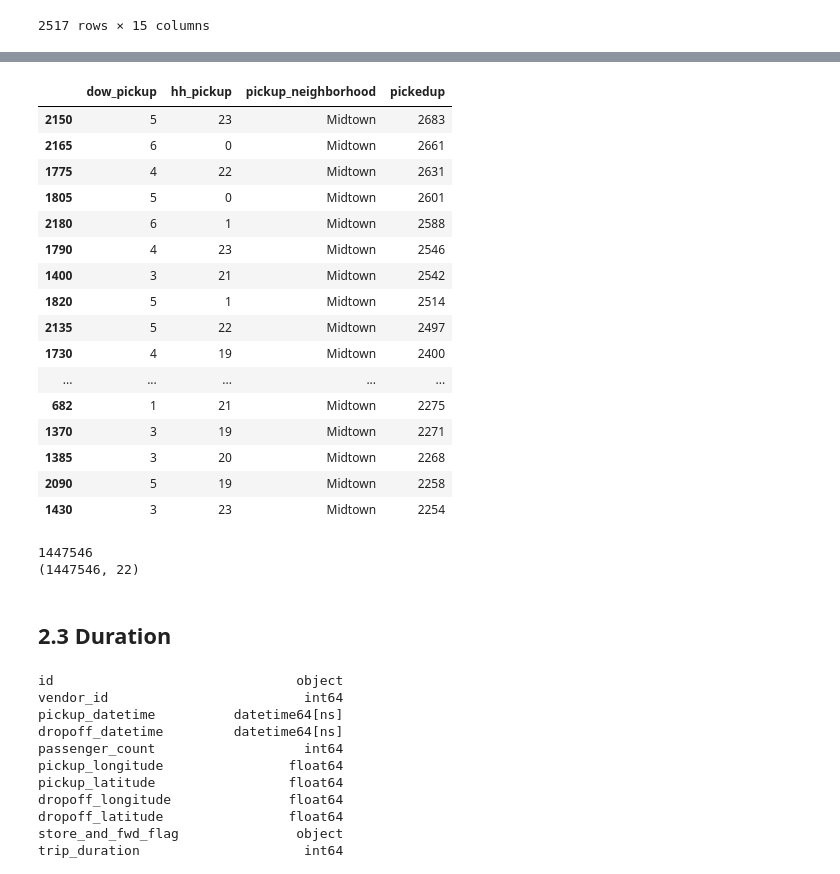
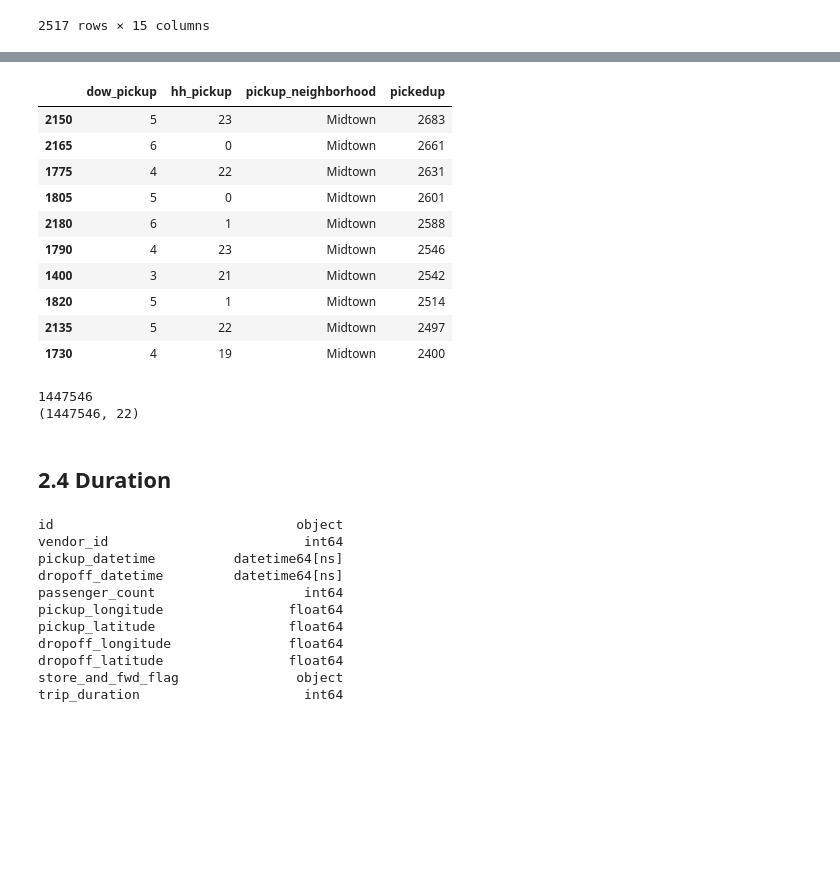
Before and after one commit to smbayo/NYC-Taxi, a Jupyter notebook: 460_Final_Project_Analysis.ipynb, the cells around one changed output, grey strips where cells are left out. Drawn from its saved outputs; the diff is of its cells as text; code cells hidden in the pictures; blank space fills up the shorter version.

```diff
--- a/460_Final_Project_Analysis.ipynb
+++ b/460_Final_Project_Analysis.ipynb
@@ -658,12 +578,12 @@ df_taxi.groupby(['dow_pickup','hh_pickup','pickup_neighborhood'], as_index=False
 df_taxi['pickedup']=1
 # df_taxi.head()
 
-df_taxi_cleaned = df_taxi.drop(['id', 'vendor_id', 'pickup_datetime', 'dropoff_datetime','pickup_longitude', 'pickup_latitude', 'dropoff_longitude', 'dropoff_latitude', 'mm_dropoff','dow_dropoff', 'hh_dropoff','distance_miles', 'dropoff_neighborhood','store_and_fwd_flag'],1)
-df_taxi_cleaned.head()
+df_taxi_cleaned = df_taxi.drop(['id', 'vendor_id', 'pickup_datetime', 'dropoff_datetime','pickup_longitude', 'pickup_latitude', 'dropoff_longitude', 'dropoff_latitude', 'mm_dropoff','dow_dropoff', 'hh_dropoff','distance_miles', 'dropoff_neighborhood','store_and_fwd_flag','passenger_count','trip_duration_minutes','mm_pickup'],1)
+# df_taxi_cleaned.head()
 
 df_taxi_demand = df_taxi_cleaned.groupby(['dow_pickup','hh_pickup','pickup_neighborhood'], as_index=False)['pickedup'].sum()
 # df_taxi_demand.sort_values('pickedup', ascending=False,inplace=True)
-df_taxi_demand.head(20)
+df_taxi_demand.head(10)
 # %% [output]
 |  | dow_pickup | hh_pickup | pickup_neighborhood | pickedup |
 | 0 | 0 | 0 | Brooklyn-Park slope | 184 |
@@ -685,23 +599,17 @@ df_taxi_demand.head(20)
 # %%
-df_taxi_demand.nlargest(20,'pickedup')
+df_taxi_demand.nlargest(10,'pickedup')
 # %% [output]
 |  | dow_pickup | hh_pickup | pickup_neighborhood | pickedup |
 | 2150 | 5 | 23 | Midtown | 2683 |
 | 2165 | 6 | 0 | Midtown | 2661 |
 | 1775 | 4 | 22 | Midtown | 2631 |
 | 1805 | 5 | 0 | Midtown | 2601 |
 | 2180 | 6 | 1 | Midtown | 2588 |
 | 1790 | 4 | 23 | Midtown | 2546 |
 | 1400 | 3 | 21 | Midtown | 2542 |
 | 1820 | 5 | 1 | Midtown | 2514 |
 | 2135 | 5 | 22 | Midtown | 2497 |
 | 1730 | 4 | 19 | Midtown | 2400 |
-| ... | ... | ... | ... | ... |
-| 682 | 1 | 21 | Midtown | 2275 |
-| 1370 | 3 | 19 | Midtown | 2271 |
-| 1385 | 3 | 20 | Midtown | 2268 |
-| 2090 | 5 | 19 | Midtown | 2258 |
-| 1430 | 3 | 23 | Midtown | 2254 |
 # %%
 print(df_taxi_demand['pickedup'].sum())
 print(df_taxi.shape)
@@ -722,7 +630,7 @@ print(df_taxi.shape)
 # df_taxi.to_csv('df_taxi', sep='\t')
 # df.to_csv('df', sep='\t')
 # %% [markdown]
-## 2.3 Duration
+## 2.4 Duration
 # %%
 # info, shape, describe, dtypes
 df_taxi.dtypes
```
Also changed, not shown: parts of 42 cells of this notebook.
